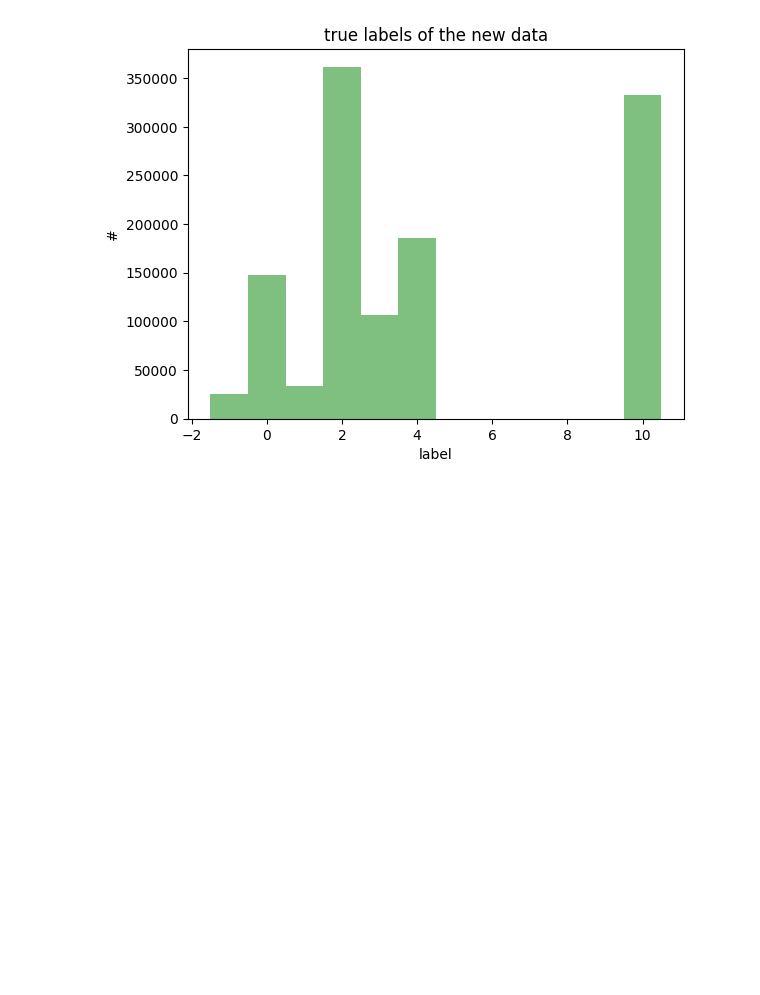
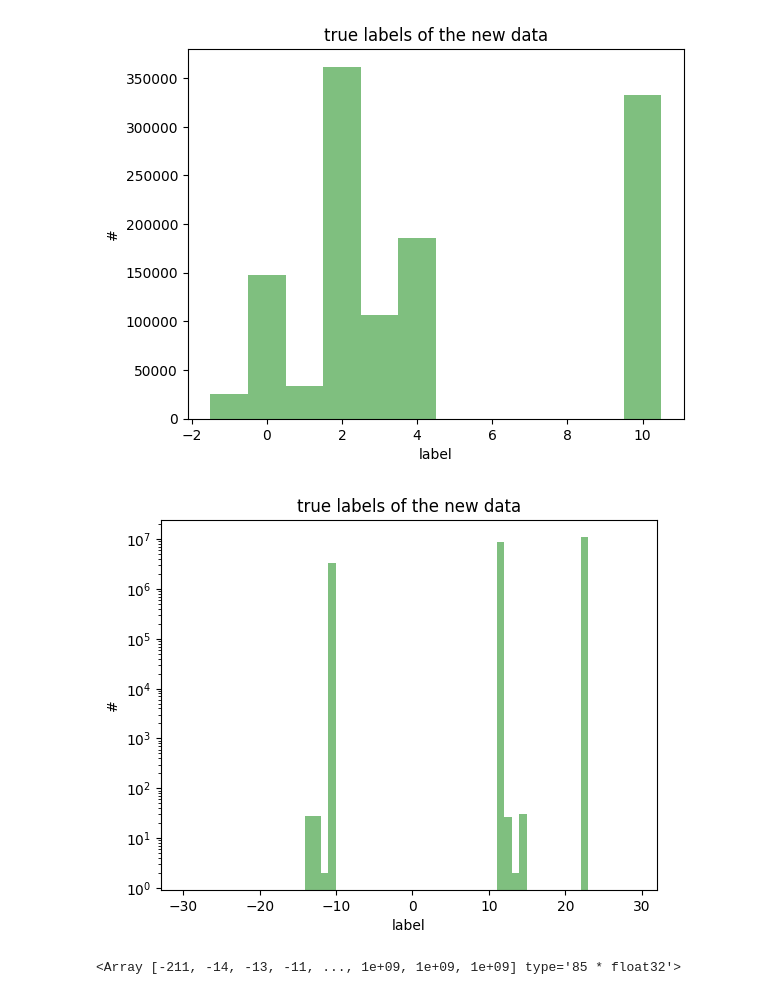
Before and after one commit to GBrodbek/Bachelors-Thesis-Gregor-Brodbek, a Jupyter notebook: files_for_generation_chain/plots3d/plots3d.ipynb, the cells around one changed output. Drawn from its saved outputs; the diff is of its cells as text; code cells hidden in the pictures; blank space fills up the shorter version.

```diff
--- a/files_for_generation_chain/plots3d/plots3d.ipynb
+++ b/files_for_generation_chain/plots3d/plots3d.ipynb
@@ -495,7 +494,7 @@ plt.show()
 # %%
 def rootsToDataframe(filepath):
     with uproot.open(filepath) as file:
-        tree = file["events;2"]
+        tree = file["events;11"]
         df = tree.arrays(library="pd")  # Lade den gesamten DataFrame
         return df
 # %%
@@ -529,3 +528,20 @@ plt.ylabel('#')
 plt.show()
 # %% [output]
 [figure]
+# %%
+df = rootsToDataframe('/ceph/gbrodbek/data/bhabha_scattering/outputFiles/bhabha_scattering_1192571_1.root')
+# %%
+plt.hist(np.concatenate(df.part_pid.values), histtype='bar', color='green', bins=np.arange(-30, 30, 1), alpha=0.5)
+plt.title('true labels of the new data')
+plt.xlabel('label')
+plt.ylabel('#')
+plt.yscale('log')
+#plt.legend()
+#plt.savefig(output_path)
+plt.show()
+# %% [output]
+[figure, added]
+# %%
+np.unique(np.concatenate(df.part_pid.values))
+# %% [output]
+<Array [-211, -14, -13, -11, ..., 1e+09, 1e+09, 1e+09] type='85 * float32'>
```
Also changed, not shown: parts of 1 cell of this notebook, 28 other files.
